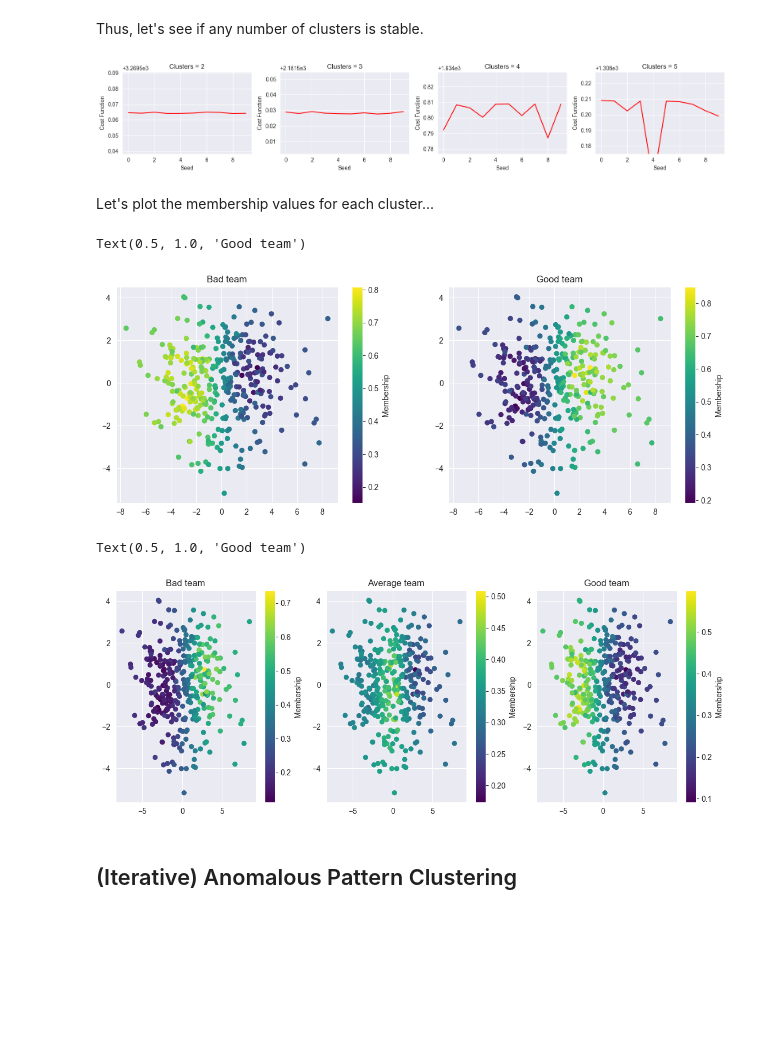
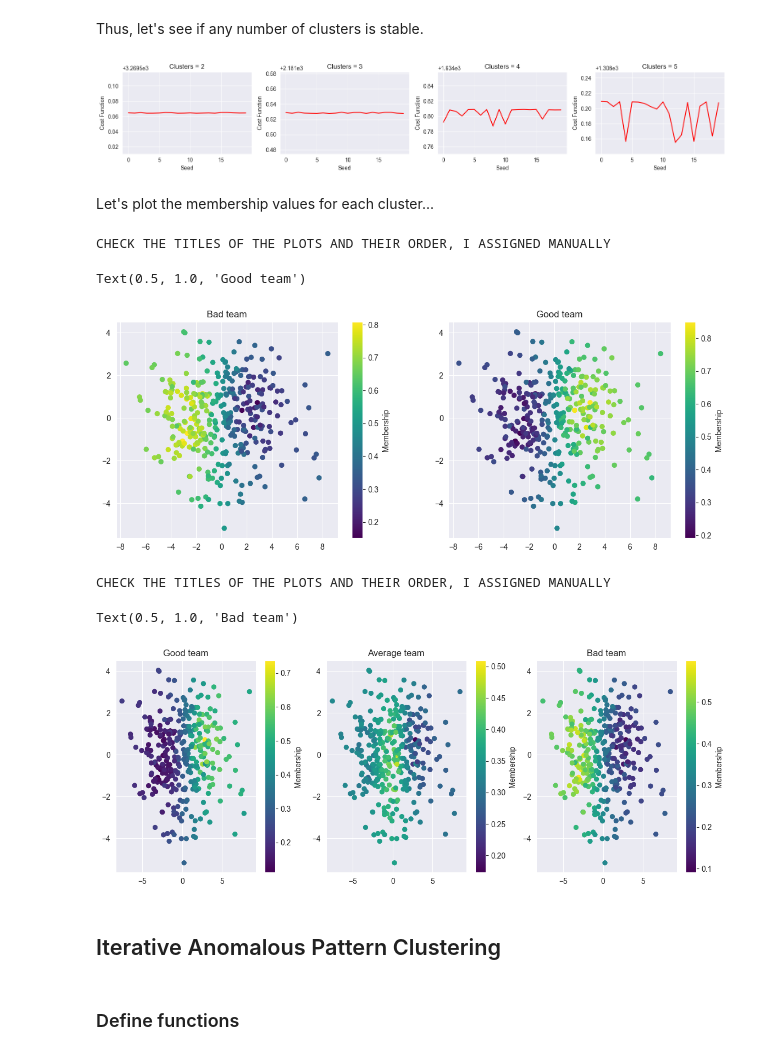
Before and after one commit to peetceenatoo/ncaa-mining, a Jupyter notebook: Scripts/Python/scikit_fuzzy_clustering.ipynb, the cells around one changed output. Cells and saved outputs as stored; diff of their text form; code cells hidden in the pictures; blank space fills up the shorter version.

```diff
--- a/Scripts/Python/scikit_fuzzy_clustering.ipynb
+++ b/Scripts/Python/scikit_fuzzy_clustering.ipynb
@@ -96,8 +97,9 @@ Preprocess...
 alldata = df.values
 
 # Set parameters
-num_seeds = 10
+num_seeds = 20
 num_clusters = 5
+fuzzyness = 2
 
 # Prepare colors
 colors = ['b', 'orange', 'g', 'r', 'c', 'm', 'y', 'k', 'Brown', 'ForestGreen']
@@ -112,12 +114,12 @@ for ncenters in range(2, num_clusters+1):
     for seed in range(num_seeds):
 
         # Compute fuzzy c-means clustering
-        cntr, u, u0, d, jm, p, fpc = fuzz.cluster.cmeans(alldata.T, ncenters, 2, error=0.005, maxiter=1000, init=None, seed=seed)
+        cntr, u, u0, d, jm, p, fpc = fuzz.cluster.cmeans(alldata.T, ncenters, fuzzyness, error=0.005, maxiter=1000, init=None, seed=seed)
 
         # Assign cluster centers
         cluster_centers = np.argmax(u, axis=0)
 
-        # Init a matrix with 2 rows and df.columns columns to compute the centroid of each cluster (cntr are wrong)
+        # Init a matrix with ncenters rows and df.columns columns to compute the centroid of each cluster (cntr are wrong)
         m = np.zeros((ncenters, df.shape[1]))
 
         # Compute centers (cntr are wrong)
@@ -129,15 +131,21 @@ for ncenters in range(2, num_clusters+1):
         # Store info
         info[ncenters, seed] = (m, cluster_centers, jm[-1], u)
 
+    # Save old info for later
+    old_info = info.copy()
+
     # Only select from info the info related to the seed with minimum jm
     best[ncenters] = info[ncenters, np.argmin([info[ncenters, seed][2] for seed in range(num_seeds)])]
+
+    # Save old info for later
+    old_best = best.copy()
 # %% [markdown]
 Visualize over ADJOE and ADJDE.
 # %%
 # One plot for each number of clusters
-fig1, axes1 = plt.subplots(1, num_clusters-1, figsize=(17, 6))
+fig, axes = plt.subplots(1, num_clusters-1, figsize=(17, 6))
 
-for ncenters, ax in enumerate(axes1.reshape(-1), 2):
+for ncenters, ax in enumerate(axes.reshape(-1), 2):
 
     # Plot data
     for j in range(ncenters):
@@ -154,5 +162,5 @@ for ncenters, ax in enumerate(axes1.reshape(-1), 2):
     ax.set_xlabel('ADJOE')
     ax.set_ylabel('ADJDE')
 
-fig1.tight_layout()
+fig.tight_layout()
 # %% [output]
@@ -181,9 +189,9 @@ df_pc = pd.DataFrame(data = pc, columns = names)
 Visualize over PC1 and PC2.
 # %%
 # Set up the loop and plot
-fig1, axes1 = plt.subplots(1, num_clusters-1, figsize=(17, 6))
+fig, axes = plt.subplots(1, num_clusters-1, figsize=(17, 6))
 
-for ncenters, ax in enumerate(axes1.reshape(-1), 2):
+for ncenters, ax in enumerate(axes.reshape(-1), 2):
 
     # Plot data
     for j in range(ncenters):
@@ -202,5 +210,5 @@ for ncenters, ax in enumerate(axes1.reshape(-1), 2):
     ax.set_xlabel('PC1')
     ax.set_ylabel('PC2')
 
-fig1.tight_layout()
+fig.tight_layout()
 # %% [output]
@@ -229,45 +237,49 @@ Text(0, 0.5, 'Cost Function')
 Thus, let's see if any number of clusters is stable.
 # %%
 # Make one plot for each value of ncenters
-fig1, axes1 = plt.subplots(1, num_clusters-1, figsize=(16, 3))
+fig, axes = plt.subplots(1, num_clusters-1, figsize=(16, 3))
 
 # Compute avg cost function for each cluster
 avg = {}
 
 # Compute max difference between the max and min cost function values for each cluster
 diff = 0
 
 # Plot the cost function for each seed
 for ncenters in range(2, num_clusters+1):
 
     # Plot the line
-    axes1[ncenters-2].plot(range(num_seeds), [info[ncenters, seed][2] for seed in range(num_seeds)], 'r-')
+    axes[ncenters-2].plot(range(num_seeds), [info[ncenters, seed][2] for seed in range(num_seeds)], 'r-')
     # Add title to the plot
-    axes1[ncenters-2].set_title('Clusters = {0}'.format(ncenters))
+    axes[ncenters-2].set_title('Clusters = {0}'.format(ncenters))
     # Add labels to the plot
-    axes1[ncenters-2].set_xlabel('Seed')
-    axes1[ncenters-2].set_ylabel('Cost Function')
+    axes[ncenters-2].set_xlabel('Seed')
+    axes[ncenters-2].set_ylabel('Cost Function')
 
     # Compute the max difference between the cost function values for each cluster, and the average cost function for each
     min = np.inf
     max = -np.inf
     avg[ncenters] = 0
     for seed in range(num_seeds):
         avg[ncenters] += info[ncenters, seed][2]
         if info[ncenters, seed][2] > max:
             max = info[ncenters, seed][2]
         if info[ncenters, seed][2] < min:
             min = info[ncenters, seed][2]
     avg[ncenters] /= num_seeds
     if diff < max - min:
         diff = max - min
 
+# Save old info for later
+old_diff = diff
+old_avg = avg.copy()
+
 for ncenters in range(2, num_clusters+1):
-    axes1[ncenters-2].set_ylim(avg[ncenters]-diff/2, avg[ncenters]+diff/2)
+    axes[ncenters-2].set_ylim(avg[ncenters]-diff, avg[ncenters]+diff)
 
-fig1.tight_layout()
+fig.tight_layout()
 # %% [output]
-[figure, old version]
+[figure, new version]
 # %% [markdown]
 Let's plot the membership values for each cluster...
 # %%
@@ -283,10 +295,12 @@ for cluster_num, ax in enumerate(axes.reshape(-1)):
     ax.grid(True)
 
 # Add titles to the first and second subplots
+print("CHECK THE TITLES OF THE PLOTS AND THEIR ORDER, I ASSIGNED MANUALLY")
 axes[0].set_title('Bad team')
 axes[1].set_title('Good team')
 # %% [output]
-Text(0.5, 1.0, 'Good team')
+CHECK THE TITLES OF THE PLOTS AND THEIR ORDER, I ASSIGNED MANUALLY
+Text(0.5, 1.0, 'Good team')
 [figure]
 # %%
 # Assuming the best number of clusters is 3
@@ -301,11 +315,15 @@ for cluster_num, ax in enumerate(axes.reshape(-1)):
     ax.grid(True)
 
 # Add titles to the first and second subplots
-axes[0].set_title('Bad team')
+print("CHECK THE TITLES OF THE PLOTS AND THEIR ORDER, I ASSIGNED MANUALLY")
+axes[0].set_title('Good team')
 axes[1].set_title('Average team')
-axes[2].set_title('Good team')
+axes[2].set_title('Bad team')
 # %% [output]
-Text(0.5, 1.0, 'Good team')
+CHECK THE TITLES OF THE PLOTS AND THEIR ORDER, I ASSIGNED MANUALLY
+Text(0.5, 1.0, 'Bad team')
 [figure]
 # %% [markdown]
-## (Iterative) Anomalous Pattern Clustering
+## Iterative Anomalous Pattern Clustering
+# %% [markdown]
+### Define functions
```
Also changed, not shown: parts of 27 cells of this notebook.
